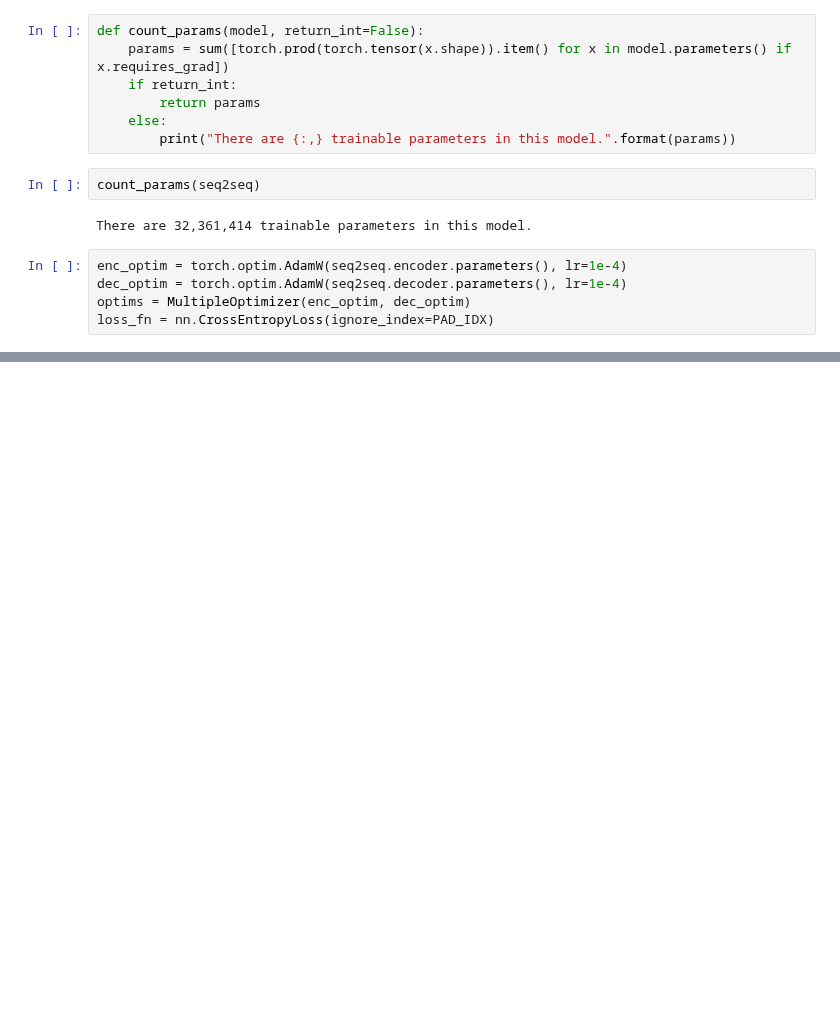
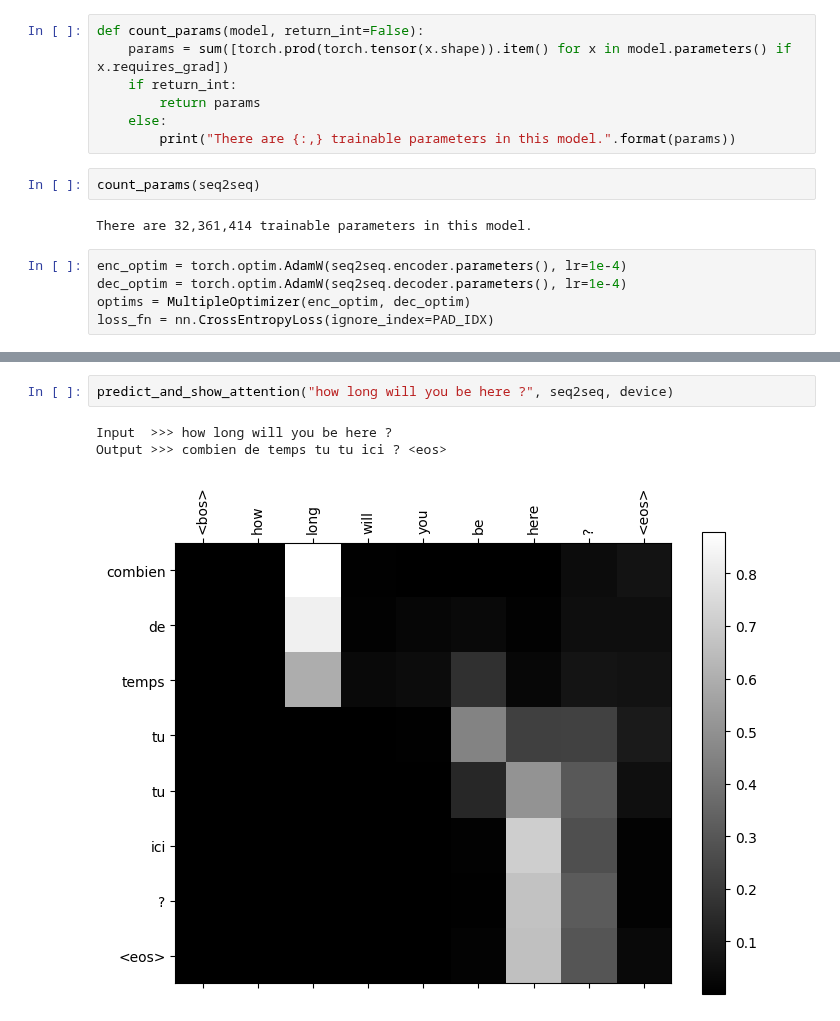
Before and after one commit to rkaunismaa/TransformersForMachineLearning, a Jupyter notebook: Chapter-2-Machine-Translation_Work.ipynb, the cells around one changed output, grey strips where cells are left out. Cells and saved outputs as stored; diff of their text form; blank space fills up the shorter version.

```diff
--- a/Chapter-2-Machine-Translation_Work.ipynb
+++ b/Chapter-2-Machine-Translation_Work.ipynb
@@ -786,0 +863,6 @@ Checkpointing at epoch 13
+# %%
+predict_and_show_attention("how long will you be here ?", seq2seq, device)
+# %% [output]
+Input  >>> how long will you be here ?
+Output >>> combien de temps tu tu ici ? <eos>
+[figure, added]
```
Also changed, not shown: parts of 17 cells of this notebook.
